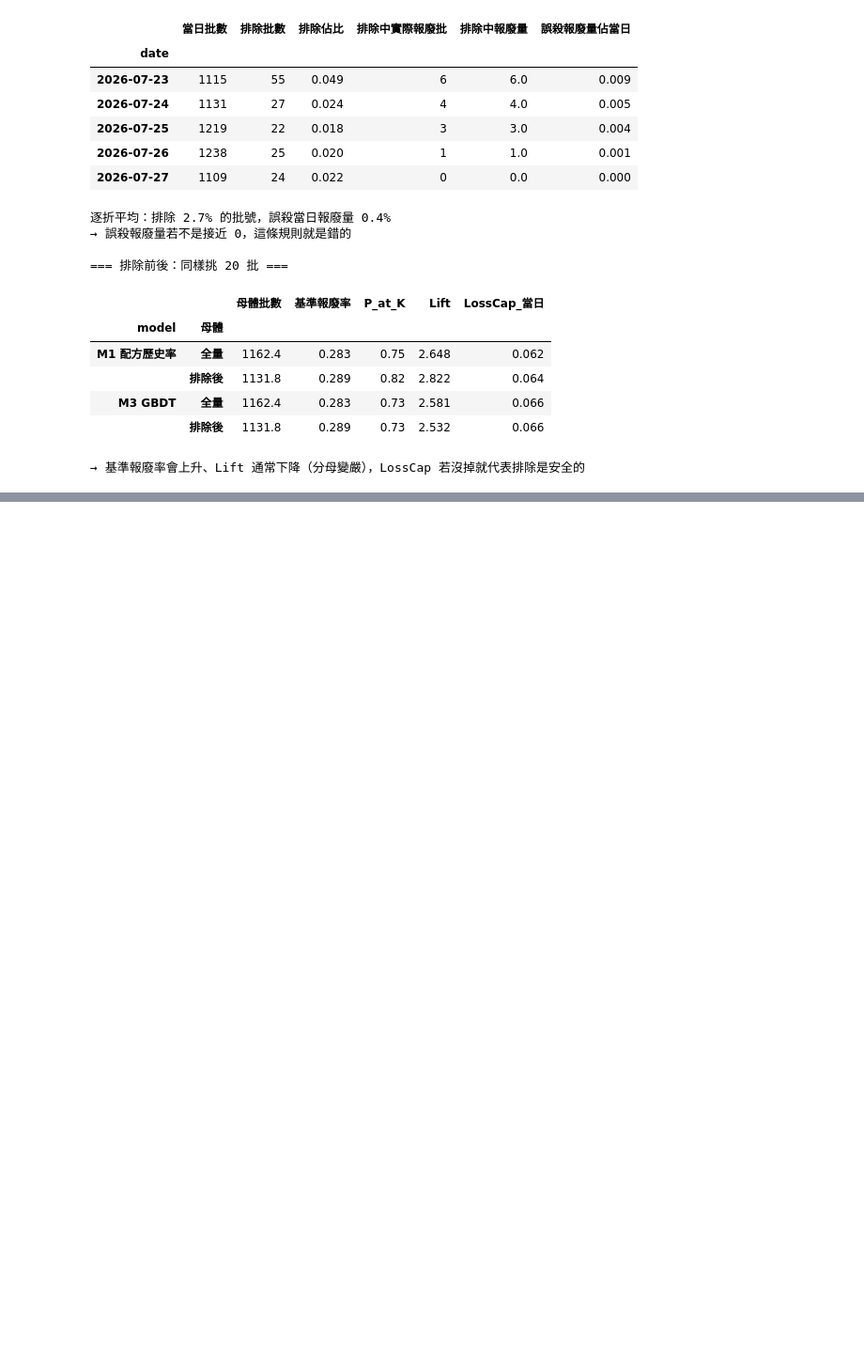
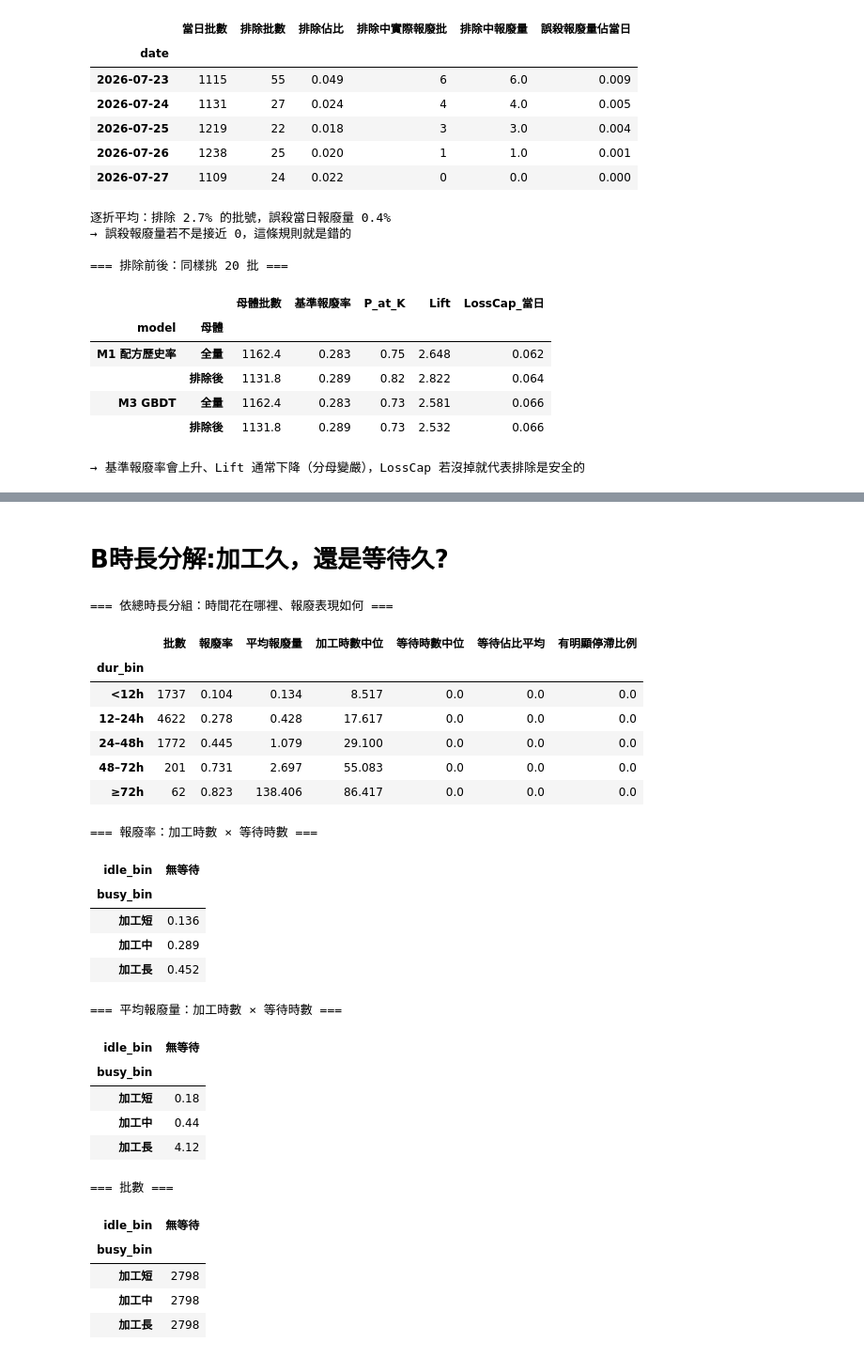
Before and after one commit to aceaceace123/test0806, a Jupyter notebook: PredictiveRiskPrior.ipynb, the cells around one changed output, grey strips where cells are left out. Shown at 94% size. Cells and saved outputs as stored; diff of their text form; code cells hidden in the pictures; blank space fills up the shorter version.

```diff
--- a/PredictiveRiskPrior.ipynb
+++ b/PredictiveRiskPrior.ipynb
@@ -1132,0 +1151,77 @@ print("→ 基準報廢率會上升、Lift 通常下降（分母變嚴），Loss
+# %% [markdown]
+# B時長分解:加工久，還是等待久?
+# %%
+# === B. 時長分解：長滯留是「加工久」還是「等待久」？===
+# 以下是回溯分析（已完工批、使用完整 dur_h），目的是理解機制，不是預測，不涉及洩漏問題
+GAP_MIN_H = 4   # 兩段 run 之間空檔 ≥ 4 小時視為「明顯停滯」
+
+def decompose(g):
+    iv = g[["start_time","end_time"]].sort_values("start_time").to_numpy()
+    busy, gaps = 0.0, []
+    cs, ce = iv[0]
+    for s, e in iv[1:]:
+        if s > ce:                                   # 出現空檔：前一段結束、下一段還沒開始
+            busy += (ce - cs) / np.timedelta64(1, "h")
+            gaps.append(((s - ce) / np.timedelta64(1, "h"), ce, s))
+            cs, ce = s, e
+        else:                                        # 平行機台重疊，合併區間
+            ce = max(ce, e)
+    busy += (ce - cs) / np.timedelta64(1, "h")
+    big = max(gaps, default=(0.0, pd.NaT, pd.NaT))
+    return pd.Series({"busy_h": busy, "idle_h": sum(x[0] for x in gaps),
+                      "max_gap_h": big[0], "gap_start": big[1], "gap_end": big[2]})
+
+dec = run.groupby("lot_key")[["start_time","end_time"]].apply(decompose)
+ana = lot.merge(dec.reset_index(), on="lot_key", how="left")
+ana["idle_share"] = ana.idle_h / ana.dur_h.clip(lower=1e-9)
+
+DUR_BINS = [0, 12, 24, 48, 72, np.inf]
+ana["dur_bin"] = pd.cut(ana.dur_h, DUR_BINS, right=False,
+                        labels=["<12h","12–24h","24–48h","48–72h","≥72h"])
+print("=== 依總時長分組：時間花在哪裡、報廢表現如何 ===")
+display(ana.groupby("dur_bin", observed=True).agg(
+    批數=("y_bin","size"), 報廢率=("y_bin","mean"), 平均報廢量=("y_qty","mean"),
+    加工時數中位=("busy_h","median"), 等待時數中位=("idle_h","median"),
+    等待佔比平均=("idle_share","mean"), 有明顯停滯比例=("max_gap_h", lambda s: (s >= GAP_MIN_H).mean())
+).round(3))
+
+# 同時切加工與等待：報廢跟哪一個走？
+ana["busy_bin"] = pd.qcut(ana.busy_h.rank(method="first"), 3, labels=["加工短","加工中","加工長"])
+ana["idle_bin"] = pd.cut(ana.idle_h, [-0.001, 0.5, GAP_MIN_H, 24, np.inf],
+                         labels=["無等待","<4h","4–24h","≥24h"])
+print("\n=== 報廢率：加工時數 × 等待時數 ===")
+display(ana.pivot_table(index="busy_bin", columns="idle_bin", values="y_bin",
+                        aggfunc="mean", observed=True).round(3))
+print("=== 平均報廢量：加工時數 × 等待時數 ===")
+display(ana.pivot_table(index="busy_bin", columns="idle_bin", values="y_qty",
+                        aggfunc="mean", observed=True).round(2))
+print("=== 批數 ===")
+display(ana.pivot_table(index="busy_bin", columns="idle_bin", values="y_bin",
+                        aggfunc="size", observed=True))
+# %% [output]
+=== 依總時長分組：時間花在哪裡、報廢表現如何 ===
+|  | 批數 | 報廢率 | 平均報廢量 | 加工時數中位 | 等待時數中位 | 等待佔比平均 | 有明顯停滯比例 |
+| dur_bin |  |  |  |  |  |  |  |
+| <12h | 1737 | 0.104 | 0.134 | 8.517 | 0.0 | 0.0 | 0.0 |
+| 12–24h | 4622 | 0.278 | 0.428 | 17.617 | 0.0 | 0.0 | 0.0 |
+| 24–48h | 1772 | 0.445 | 1.079 | 29.100 | 0.0 | 0.0 | 0.0 |
+| 48–72h | 201 | 0.731 | 2.697 | 55.083 | 0.0 | 0.0 | 0.0 |
+| ≥72h | 62 | 0.823 | 138.406 | 86.417 | 0.0 | 0.0 | 0.0 |
+=== 報廢率：加工時數 × 等待時數 ===
+| idle_bin | 無等待 |
+| busy_bin |  |
+| 加工短 | 0.136 |
+| 加工中 | 0.289 |
+| 加工長 | 0.452 |
+=== 平均報廢量：加工時數 × 等待時數 ===
+| idle_bin | 無等待 |
+| busy_bin |  |
+| 加工短 | 0.18 |
+| 加工中 | 0.44 |
+| 加工長 | 4.12 |
+=== 批數 ===
+| idle_bin | 無等待 |
+| busy_bin |  |
+| 加工短 | 2798 |
+| 加工中 | 2798 |
+| 加工長 | 2798 |
```
Also changed, not shown: parts of 9 cells of this notebook.
